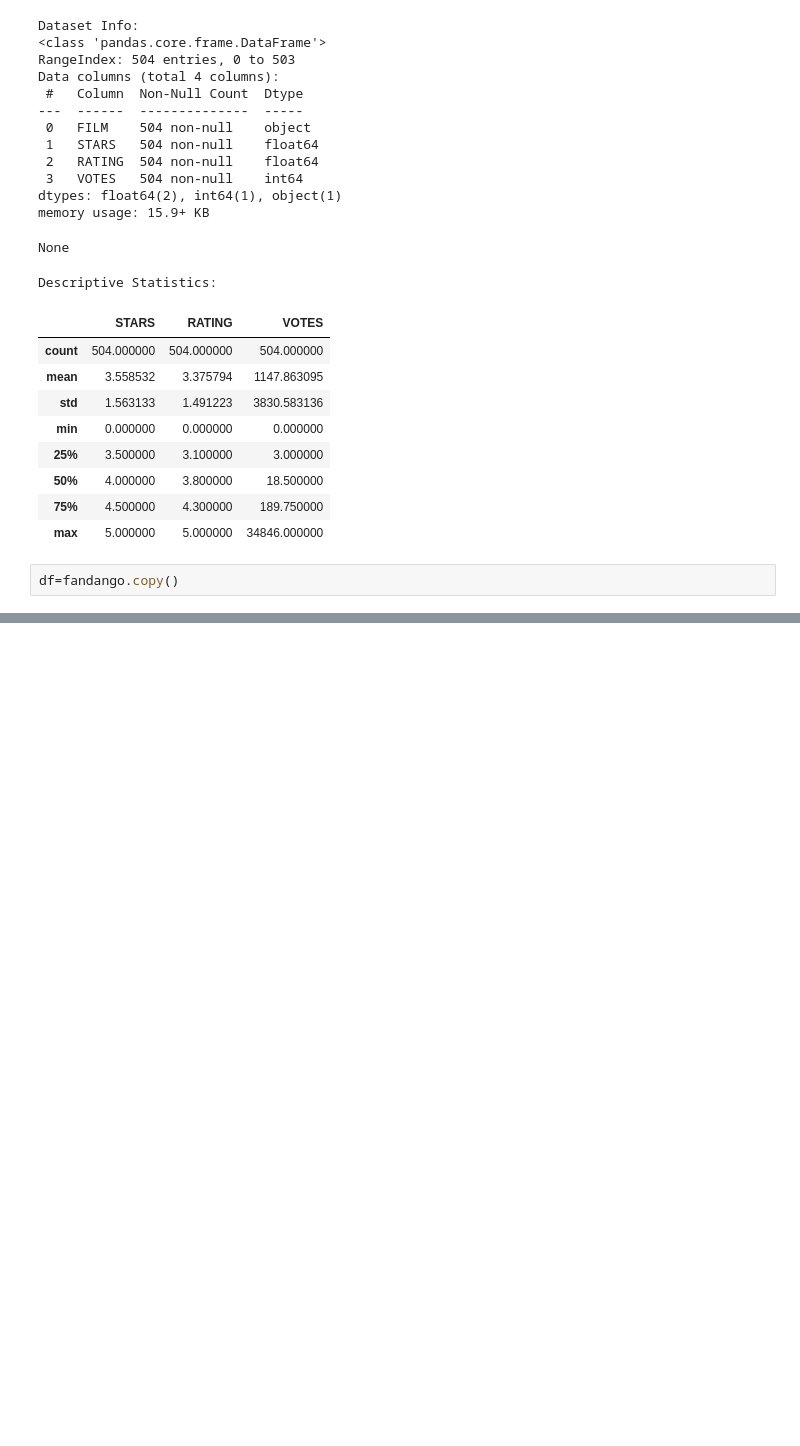
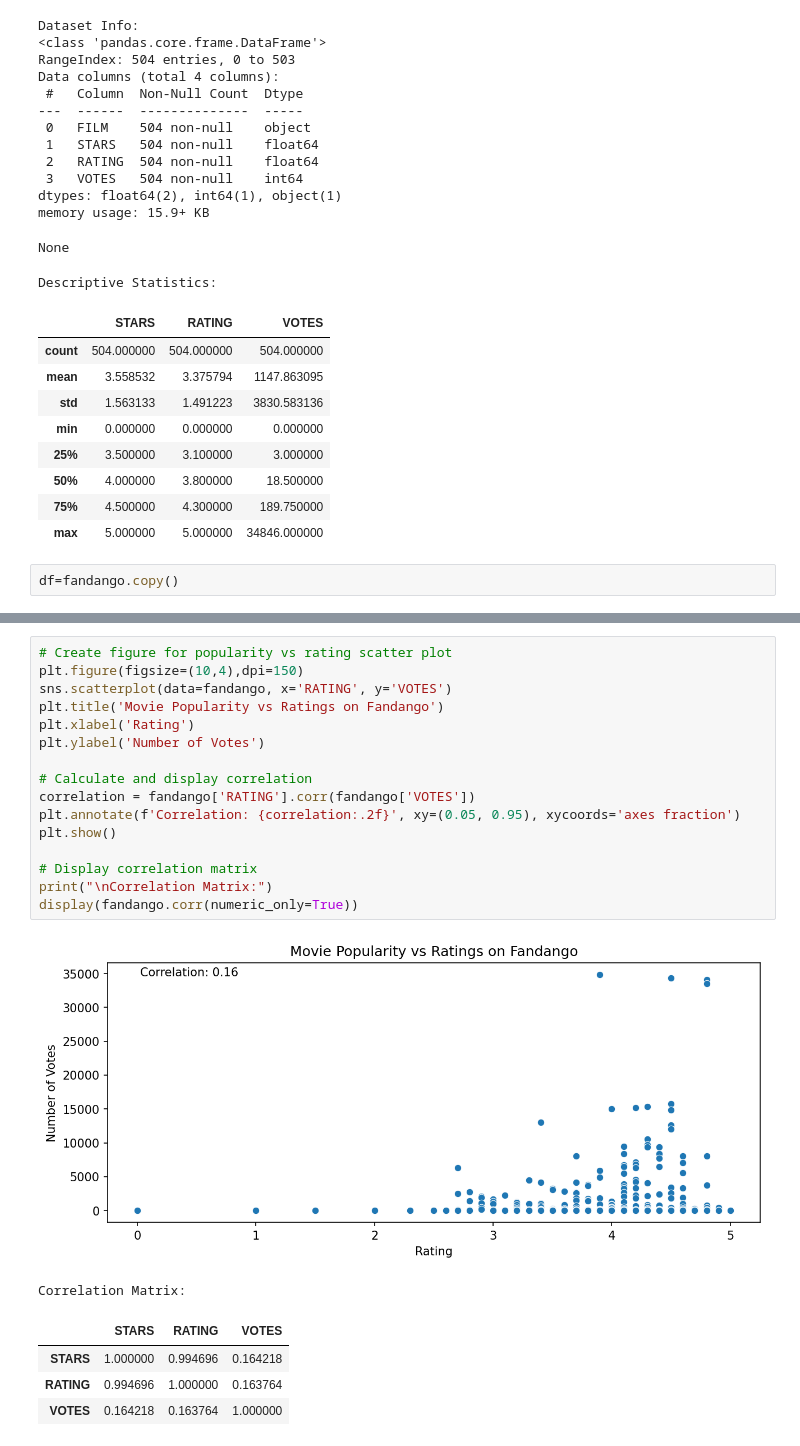
Before and after one commit to dr-ridwanoladipo/movie_metrics_dashboard, a Jupyter notebook: movie_ratings.ipynb, the cells around one changed output, grey strips where cells are left out. Cells and saved outputs as stored; diff of their text form; blank space fills up the shorter version.

Commit message:
rating distribution, temporal and discrepancy analysis

```diff
--- a/movie_ratings.ipynb
+++ b/movie_ratings.ipynb
@@ -91,0 +96,23 @@ df=fandango.copy()
+# %%
+# Create figure for popularity vs rating scatter plot
+plt.figure(figsize=(10,4),dpi=150)
+sns.scatterplot(data=fandango, x='RATING', y='VOTES')
+plt.title('Movie Popularity vs Ratings on Fandango')
+plt.xlabel('Rating')
+plt.ylabel('Number of Votes')
+
+# Calculate and display correlation
+correlation = fandango['RATING'].corr(fandango['VOTES'])
+plt.annotate(f'Correlation: {correlation:.2f}', xy=(0.05, 0.95), xycoords='axes fraction')
+plt.show()
+
+# Display correlation matrix
+print("\nCorrelation Matrix:")
+display(fandango.corr(numeric_only=True))
+# %% [output]
+[figure, added]
+Correlation Matrix:
+|  | STARS | RATING | VOTES |
+| STARS | 1.000000 | 0.994696 | 0.164218 |
+| RATING | 0.994696 | 1.000000 | 0.163764 |
+| VOTES | 0.164218 | 0.163764 | 1.000000 |
```
Also changed, not shown: parts of 4 cells of this notebook, 1 other file.
